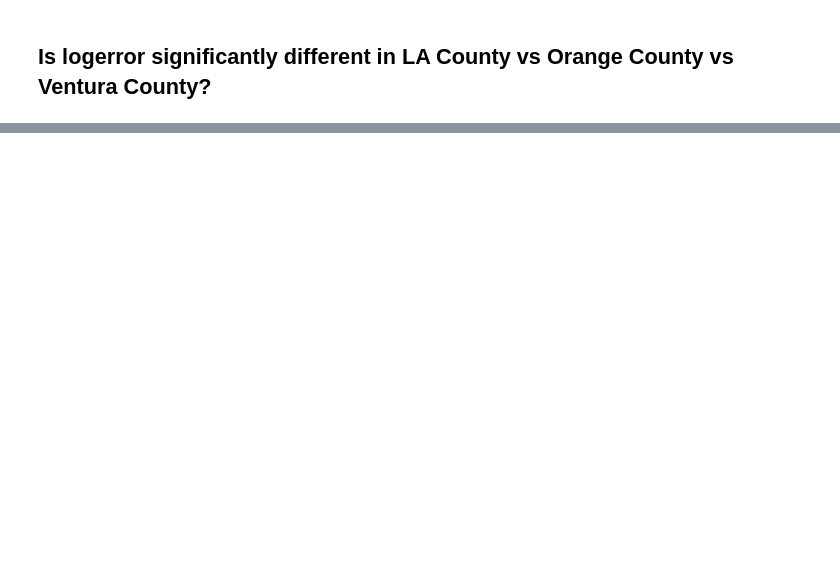
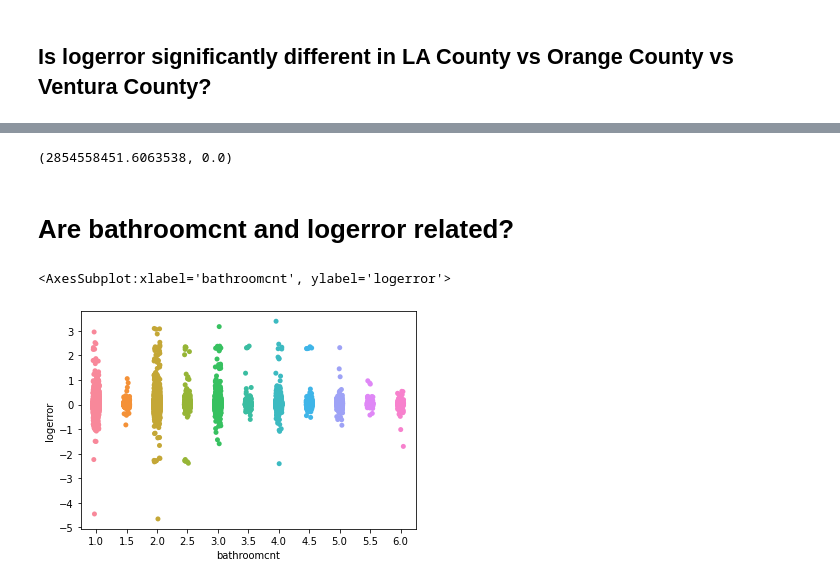
Before and after one commit to Michael-Austin-Mesa/clustering-exercises, a Jupyter notebook: explore_zillow.ipynb, the cells around one changed output, grey strips where cells are left out. Cells and saved outputs as stored; diff of their text form; code cells hidden in the pictures; blank space fills up the shorter version.

```diff
--- a/explore_zillow.ipynb
+++ b/explore_zillow.ipynb
@@ -70,0 +94,12 @@ plt.scatter(train.fips, train.fips)
+# %%
+f, p = stats.f_oneway(train.fips, train.logerror)
+f, p
+# %% [output]
+(2854558451.6063538, 0.0)
+# %% [markdown]
+# Are bathroomcnt and logerror related?
+# %%
+sns.stripplot(train.bathroomcnt, train.logerror)
+# %% [output]
+<AxesSubplot:xlabel='bathroomcnt', ylabel='logerror'>
+[figure, added]
```
Also changed, not shown: parts of 19 cells of this notebook.
